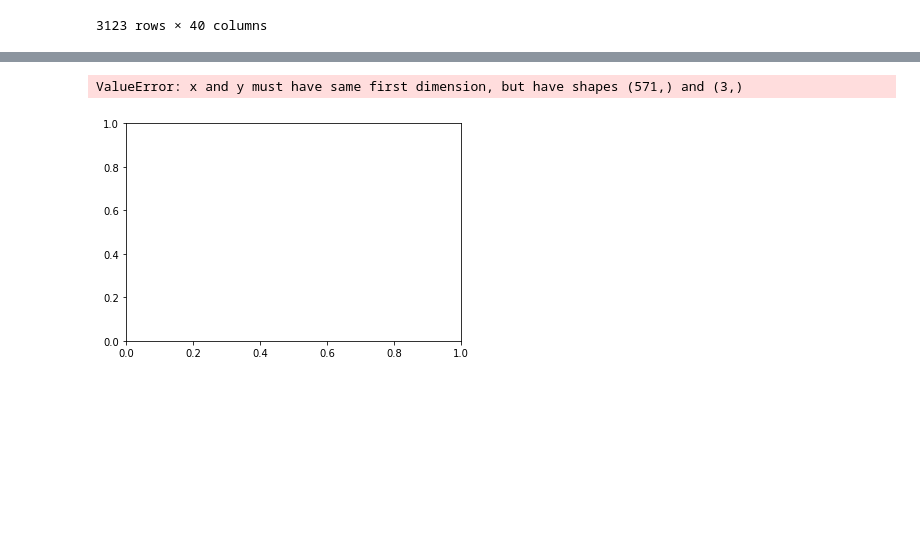
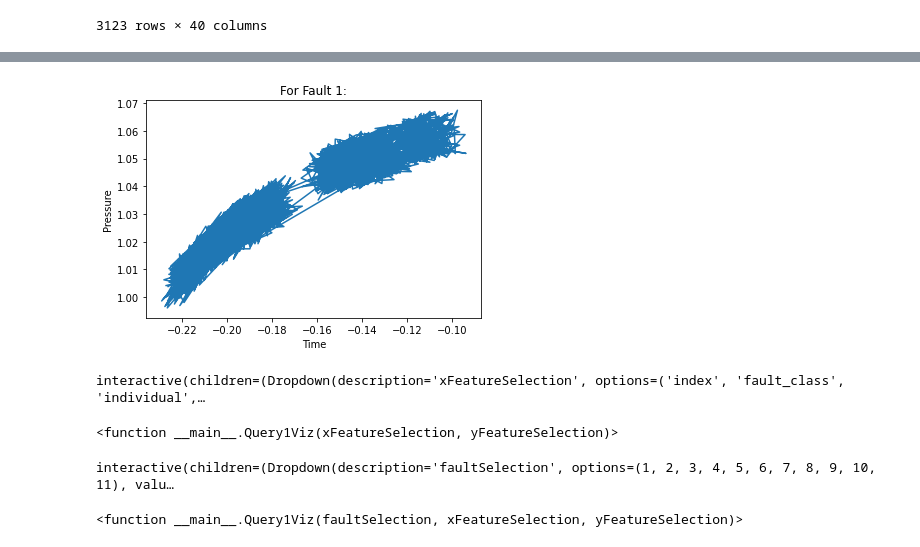
Before and after one commit to Data-Pundits/PHM-Classifiers, a Jupyter notebook: visualisations.ipynb, the cells around one changed output, grey strips where cells are left out. Drawn from its saved outputs; the diff is of its cells as text; code cells hidden in the pictures; blank space fills up the shorter version.

```diff
--- a/visualisations.ipynb
+++ b/visualisations.ipynb
@@ -38,12 +38,68 @@ print(y_pdmp_list)
 # %%
-plt.plot(x_list, y_pdmp_list)
-plt.plot(x_list, y_pin_list)
-plt.plot(x_list, y_po_list)
+# plt.plot(x_list, y_pdmp_list)
+# plt.plot(x_list, y_pin_list)
+# plt.plot(x_list, y_po_list)
 
-plt.title('For Fault 1:')
-plt.xlabel('Time')
-plt.ylabel('Pressure')
-plt.show()
+# plt.title('For Fault 1:')
+# plt.xlabel('Time')
+# plt.ylabel('Pressure')
+# plt.show()
-# %% [output]
-ValueError: x and y must have same first dimension, but have shapes (571,) and (3,)
-[figure, removed]
+# %%
+plt.plot(f1_phm_df[['po_total_avg']], f1_phm_df[['po_variance']])
+
+plt.title('For Fault 1:')
+plt.xlabel('Time')
+plt.ylabel('Pressure')
+plt.show()
+# %% [output]
+[figure, added]
+# %%
+fault_list = phm_df['fault_class'].values.tolist()
+fault_list = list(set(fault_list))
+features_list = list(phm_df.columns)
+def Query1Viz(xFeatureSelection, yFeatureSelection):
+#     filtered_phm_df = phm_df[phm_df['fault_class'] == faultSelection]
+    filtered_phm_df = phm_df
+    xList = filtered_phm_df[xFeatureSelection].values.tolist()
+    yList = filtered_phm_df[yFeatureSelection].values.tolist()
+
+    figure(figsize=(12, 6), dpi=80)
+    plt.scatter(xList, yList, c=filtered_phm_df['fault_class'])
+
+#     yLabel = 'Fault Class ' + str(faultSelection)
+    yLabel = 'Fault Class '
+
+    plt.xlabel('Time')
+    plt.ylabel(yLabel)
+    plt.colorbar()
+
+    plt.show()
+
+widgets.interact(Query1Viz, xFeatureSelection=features_list, yFeatureSelection=features_list)
+# %% [output]
+interactive(children=(Dropdown(description='xFeatureSelection', options=('index', 'fault_class', 'individual',…
+<function __main__.Query1Viz(xFeatureSelection, yFeatureSelection)>
+# %%
+fault_list = phm_df['fault_class'].values.tolist()
+fault_list = list(set(fault_list))
+features_list = list(phm_df.columns)
+features_list = [x for x in features_list if x not in ['pdmp', 'pin', 'po']]
+
+def Query1Viz(faultSelection, xFeatureSelection, yFeatureSelection):
+    filtered_phm_df = phm_df[phm_df['fault_class'] == faultSelection]
+    xList = filtered_phm_df[xFeatureSelection].values.tolist()
+    yList = filtered_phm_df[yFeatureSelection].values.tolist()
+
+    figure(figsize=(12, 6), dpi=80)
+    plt.scatter(xList, yList, c=filtered_phm_df['individual'])
+
+    plt.title('For Fault Class ' + str(faultSelection))
+    plt.xlabel(xFeatureSelection)
+    plt.ylabel(yFeatureSelection)
+
+    plt.show()
+
+widgets.interact(Query1Viz, faultSelection=fault_list, xFeatureSelection=features_list, yFeatureSelection=features_list)
+# %% [output]
+interactive(children=(Dropdown(description='faultSelection', options=(1, 2, 3, 4, 5, 6, 7, 8, 9, 10, 11), valu…
+<function __main__.Query1Viz(faultSelection, xFeatureSelection, yFeatureSelection)>
```
Also changed, not shown: parts of 2 cells of this notebook, 10 other files.
